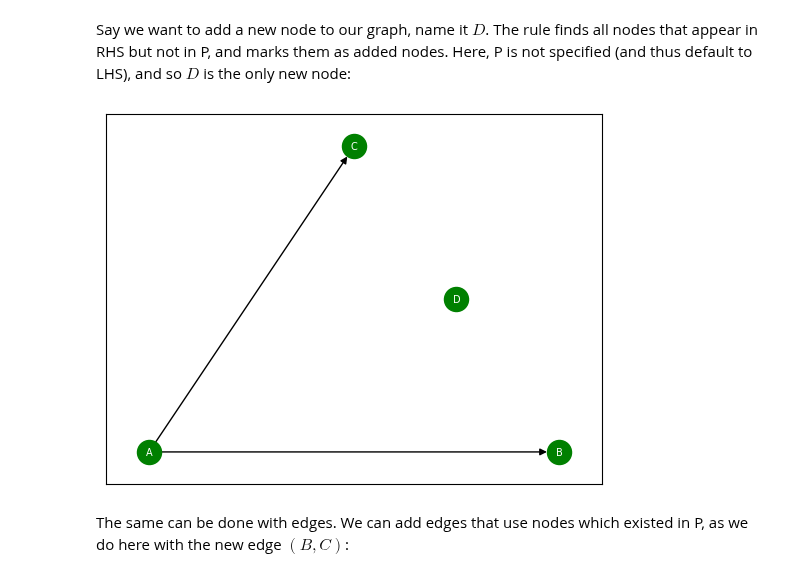
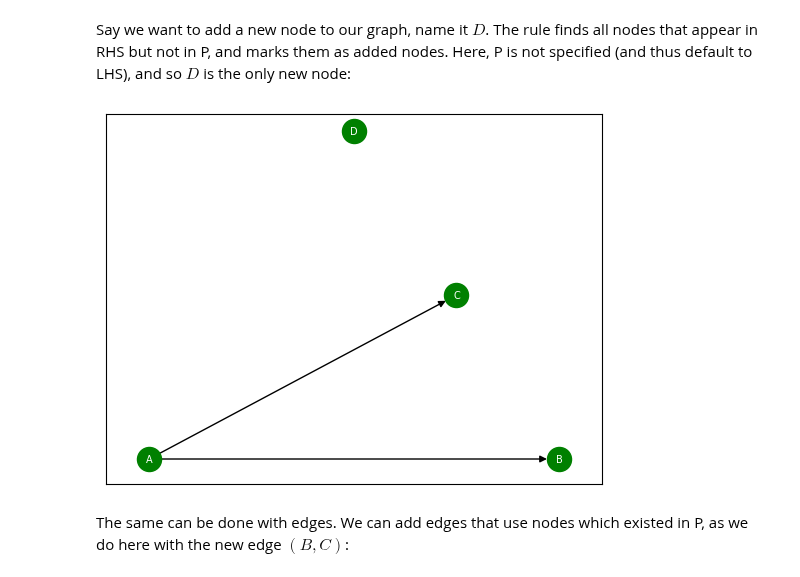
Before and after one commit to DeanLight/graph_rewrite, a Jupyter notebook: nbs/05_rules.ipynb, the cells around one changed output. Drawn from its saved outputs; the diff is of its cells as text; code cells hidden in the pictures.

```diff
--- a/nbs/05_rules.ipynb
+++ b/nbs/05_rules.ipynb
@@ -92,7 +94,7 @@ class MergePolicy:
 The following is the complete definition of the Rule class (and the exceptions it might raise).
 # %%
 #| export
-exceptions = {
+_exception_msgs = {
     "clone_non_existing": lambda p_node, lhs_node: f"Node {p_node} clones an non-existing node {lhs_node}.",
     "clone_illegal_id": lambda p_node, copy_num: f"Node {p_node} clone id {copy_num} is illegal.",
     "p_bad_format": lambda p_node: f"Node {p_node} has a bad formatted name.",
@@ -528,18 +528,30 @@ The following section overviews the different use cases of graph transformation,
 # %% [markdown]
 #### Test Utils
 # %%
-def _assert_rule(lhs: DiGraph, p: DiGraph = None, rhs: DiGraph = None, merge_policy = MergePolicy.choose_last,
+def _assert_rule(lhs: DiGraph, p: DiGraph = None, rhs: DiGraph = None, merge_policy = None,
                  error: str = None,
-                 nodes_clone: dict[NodeName, set[NodeName]] = {},
-                 nodes_remove: set[NodeName] = set(),
-                 edges_remove: set[EdgeName] = set(),
-                 node_attrs_remove: dict[NodeName, set] = {},
-                 edge_attrs_remove: dict[EdgeName, set] = {},
-                 nodes_merge: dict[NodeName, set[NodeName]] = {},
-                 nodes_add: set[NodeName] = set(),
-                 edges_add: set[EdgeName] = set(),
-                 node_attrs_add: dict[NodeName, dict] = {},
-                 edge_attrs_add: dict[EdgeName, dict] = {}):
+                 nodes_clone: dict[NodeName, set[NodeName]] = None,
+                 nodes_remove: set[NodeName] = None,
+                 edges_remove: set[EdgeName] = None,
+                 node_attrs_remove: dict[NodeName, set] = None,
+                 edge_attrs_remove: dict[EdgeName, set] = None,
+                 nodes_merge: dict[NodeName, set[NodeName]] = None,
+                 nodes_add: set[NodeName] = None,
+                 edges_add: set[EdgeName] = None,
+                 node_attrs_add: dict[NodeName, dict] = None,
+                 edge_attrs_add: dict[EdgeName, dict] = None):
+    merge_policy = merge_policy if merge_policy else MergePolicy.choose_last
+    nodes_clone = nodes_clone if nodes_clone else {}
+    nodes_remove = nodes_remove if nodes_remove else set()
+    edges_remove = edges_remove if edges_remove else set()
+    node_attrs_remove = node_attrs_remove if node_attrs_remove else {}
+    edge_attrs_remove = edge_attrs_remove if edge_attrs_remove else {}
+    nodes_merge = nodes_merge if nodes_merge else {}
+    nodes_add = nodes_add if nodes_add else set()
+    edges_add = edges_add if edges_add else set()
+    node_attrs_add = node_attrs_add if node_attrs_add else {}
+    edge_attrs_add = edge_attrs_add if edge_attrs_add else {}
+
     try:
         rule = Rule(lhs, p=p, rhs=rhs, merge_policy=merge_policy)
         assert rule.nodes_to_clone() == nodes_clone
@@ -684,15 +689,15 @@ _assert_rule(lhs, p=p, nodes_clone={'B': {'B', 'B*1'}})
 # %% [markdown]
 We saw how we can use P to denote preservation, removal and cloning - with or without attributes - of LHS nodes. Up until now, RHS defaulted to a copy of P, denoting that we don't want to add anything to the graph. We will now overview the options RHS provides us. Begin by reseting LHS to be our initial, simple pattern without any attributes:
 # %%
-lhs = _create_graph(['A', 'B', 'C'], [('A','B'), ('A','C')])
+lhs, _ = lhs_to_graph("A->B;A->C", condition = None)
 # %% [markdown]
 Say we want to add a new node to our graph, name it $D$. The rule finds all nodes that appear in RHS but not in P, and marks them as added nodes. Here, P is not specified (and thus default to LHS), and so $D$ is the only new node:
 # %%
-rhs = _create_graph(['A', 'B', 'C', 'D'], [('A','B'), ('A','C')])
+rhs = rhs_to_graph("A->B;A->C;D", match = None, render_funcs={})
 _plot_graph(rhs)
 _assert_rule(lhs, rhs=rhs, nodes_add={'D'})
 # %% [output]
-[figure, old version]
+[figure, new version]
 # %% [markdown]
 The same can be done with edges. We can add edges that use nodes which existed in P, as we do here with the new edge $(B,C)$:
 # %%
```
Also changed, not shown: parts of 35 cells of this notebook, 2 other files.
